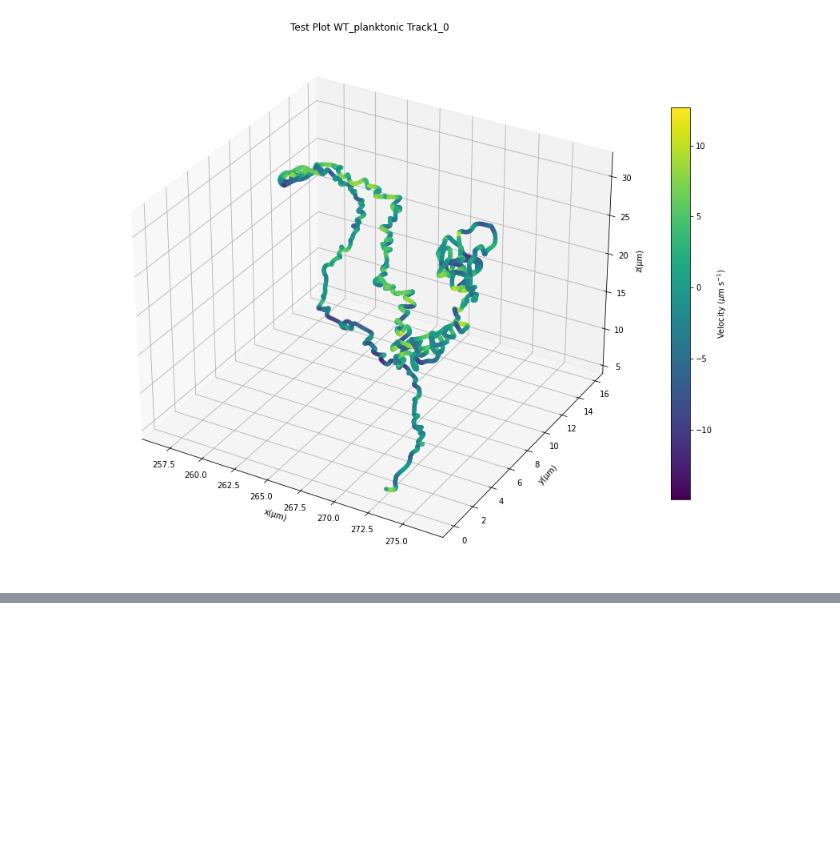
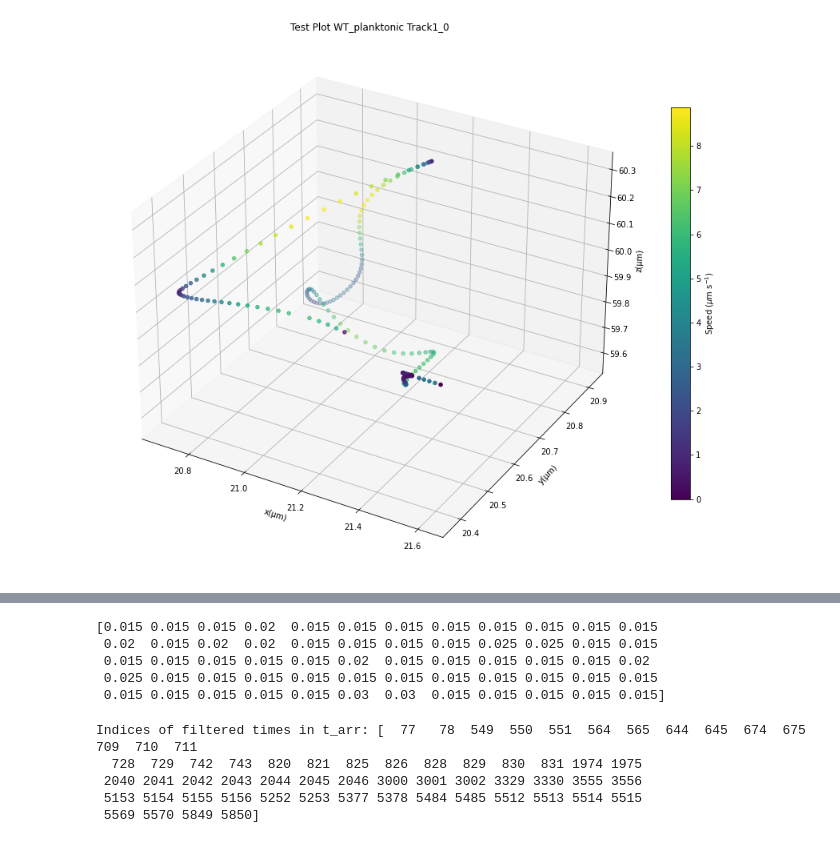
Before and after one commit to EthanBrn/AI-classification-of-Bacterial-Lifestyles, a Jupyter notebook: Data plotting .ipynb, the cells around one changed output, grey strips where cells are left out. Drawn from its saved outputs; the diff is of its cells as text; code cells hidden in the pictures; blank space fills up the shorter version.

```diff
--- a/Data plotting .ipynb
+++ b/Data plotting .ipynb
@@ -17,7 +13,7 @@ import pandas as pd
 from mpl_toolkits import mplot3d
 import plotly.graph_objects as go
 # %%
-file_path = '/Users/ethanbrentnall/MasterData/WT_planktonic/track1_0.txt'
+file_path = 'Processed_data/evolved_planktonic_processed/track100772_0_processed.txt'
 # %%
 data = pd.read_csv(file_path, delim_whitespace=True, header=None, names=['time', 'x', 'y', 'z', 'x_smooth', 'y_smooth', 'z_smooth'])
 # %%
@@ -66,23 +62,31 @@ plt.show()
 v_arr = np.zeros(len(data)-1)
 # %%
 v_arr = np.zeros(len(data))
-
+t_arr = np.zeros(len(data)-1)
 # Loop through the data starting from the second point to the second-to-last point
 for i in range(1, len(data)-1):
-    dt = 0.005
+    #dt = 0.005
+    t_next = time.iloc[i+1]
     x_next = x_smooth.iloc[i+1]
     y_next = y_smooth.iloc[i+1]
     z_next = z_smooth.iloc[i+1]
 
+    t_prev = time.iloc[i-1]
     x_prev = x_smooth.iloc[i-1]
     y_prev = y_smooth.iloc[i-1]
     z_prev = z_smooth.iloc[i-1]
 
     # Calculate radial distance for next and previous points
-    r_next = np.sqrt((x_next**2 + y_next**2 + z_next**2))
-    r_prev = np.sqrt((x_prev**2 + y_prev**2 + z_prev**2))
+    #r_next = np.sqrt((x_next**2 + y_next**2 + z_next**2))
+    #r_prev = np.sqrt((x_prev**2 + y_prev**2 + z_prev**2))
+
+
+    r_diff = np.sqrt((x_next-x_prev)**2+(y_next-y_prev)**2+(z_next-z_prev)**2)
+    dt = t_next - t_prev
+
 
     # Compute velocity at the current point using central difference
-    v = (r_next - r_prev) / (2 * dt)
+    v = r_diff/ (dt)
 
     v_arr[i] = v
+    t_arr[i]= dt
@@ -93,21 +93,21 @@ array([0.        , 7.80963716, 7.86258192, ..., 2.37847911, 2.41701026,
 # %%
 fig = plt.figure(figsize=(15,15))
 ax = fig.add_subplot(111, projection='3d')
 
 
 scatter = ax.scatter(x_smooth, y_smooth, z_smooth, c=v_arr, cmap='viridis', marker='o')
 
 # Add color bar to show velocity scale
 cbar = plt.colorbar(scatter, ax=ax, shrink=0.6)
-cbar.set_label(r'Velocity ($\mu$m s$^{-1}$)')
+cbar.set_label(r'Speed ($\mu$m s$^{-1}$)')
 ax.set_title('Test Plot WT_planktonic Track1_0')
 ax.set_xlabel('x(µm)')
 ax.set_ylabel('y(µm)')
 ax.set_zlabel('z(µm)')
-plt.savefig('/Users/ethanbrentnall/MasterData/plots/track1_0_WT_with_v.png', dpi=300, bbox_inches='tight')
+plt.savefig('/Users/ethanbrentnall/documents/0_Mphys_Project/plots/track1_0_WT_withv', dpi=300, bbox_inches='tight')
 plt.show()
 # %% [output]
-[figure, old version]
+[figure, new version]
 # %%
 import plotly.graph_objects as go
 
@@ -149,3 +150,25 @@ fig.update_layout(
 fig.show()
 # %% [output]
 [interactive output not drawn]
+# %%
+t_arr
+
+filtered_times = t_arr[t_arr > 0.012]
+print(filtered_times)
+# %% [output]
+[0.015 0.015 0.015 0.02  0.015 0.015 0.015 0.015 0.015 0.015 0.015 0.015
+ 0.02  0.015 0.02  0.02  0.015 0.015 0.015 0.015 0.025 0.025 0.015 0.015
+ 0.015 0.015 0.015 0.015 0.015 0.02  0.015 0.015 0.015 0.015 0.015 0.02
+ 0.025 0.015 0.015 0.015 0.015 0.015 0.015 0.015 0.015 0.015 0.015 0.015
+ 0.015 0.015 0.015 0.015 0.015 0.03  0.03  0.015 0.015 0.015 0.015 0.015]
+# %%
+indices = np.where(t_arr > 0.012)[0]
+
+# Print the corresponding indices
+print("Indices of filtered times in t_arr:", indices)
+# %% [output]
+Indices of filtered times in t_arr: [  77   78  549  550  551  564  565  644  645  674  675  709  710  711
+  728  729  742  743  820  821  825  826  828  829  830  831 1974 1975
+ 2040 2041 2042 2043 2044 2045 2046 3000 3001 3002 3329 3330 3555 3556
+ 5153 5154 5155 5156 5252 5253 5377 5378 5484 5485 5512 5513 5514 5515
+ 5569 5570 5849 5850]
```
Also changed, not shown: parts of 6 cells of this notebook, 1 other file.
